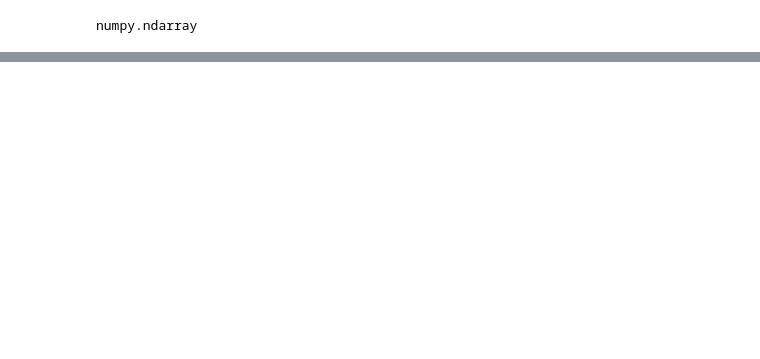
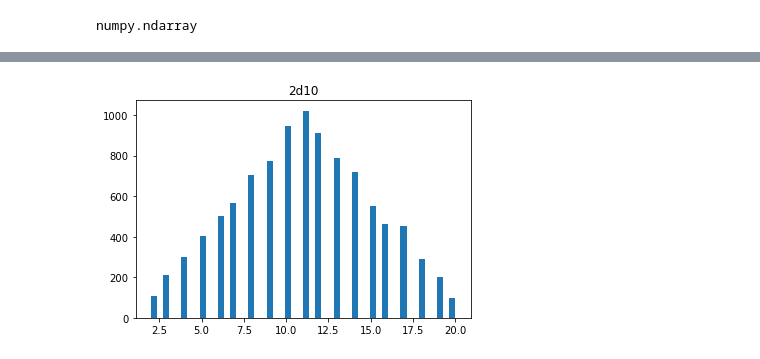
Before and after one commit to sicajc/EC_course_HW, a Jupyter notebook: Week2/hw2_7111064108.ipynb, the cells around one changed output, grey strips where cells are left out. Drawn from its saved outputs; the diff is of its cells as text; code cells hidden in the pictures; blank space fills up the shorter version.

```diff
--- a/Week2/hw2_7111064108.ipynb
+++ b/Week2/hw2_7111064108.ipynb
@@ -99,0 +125,5 @@ two_die_six = dice_roll_generator(2,6,10000)
+# %%
+#2d10
+plt_hist(dice_roll_generator(2,10,10000),"2d10")
+# %% [output]
+[figure, added]
```
Also changed, not shown: parts of 13 cells of this notebook.
